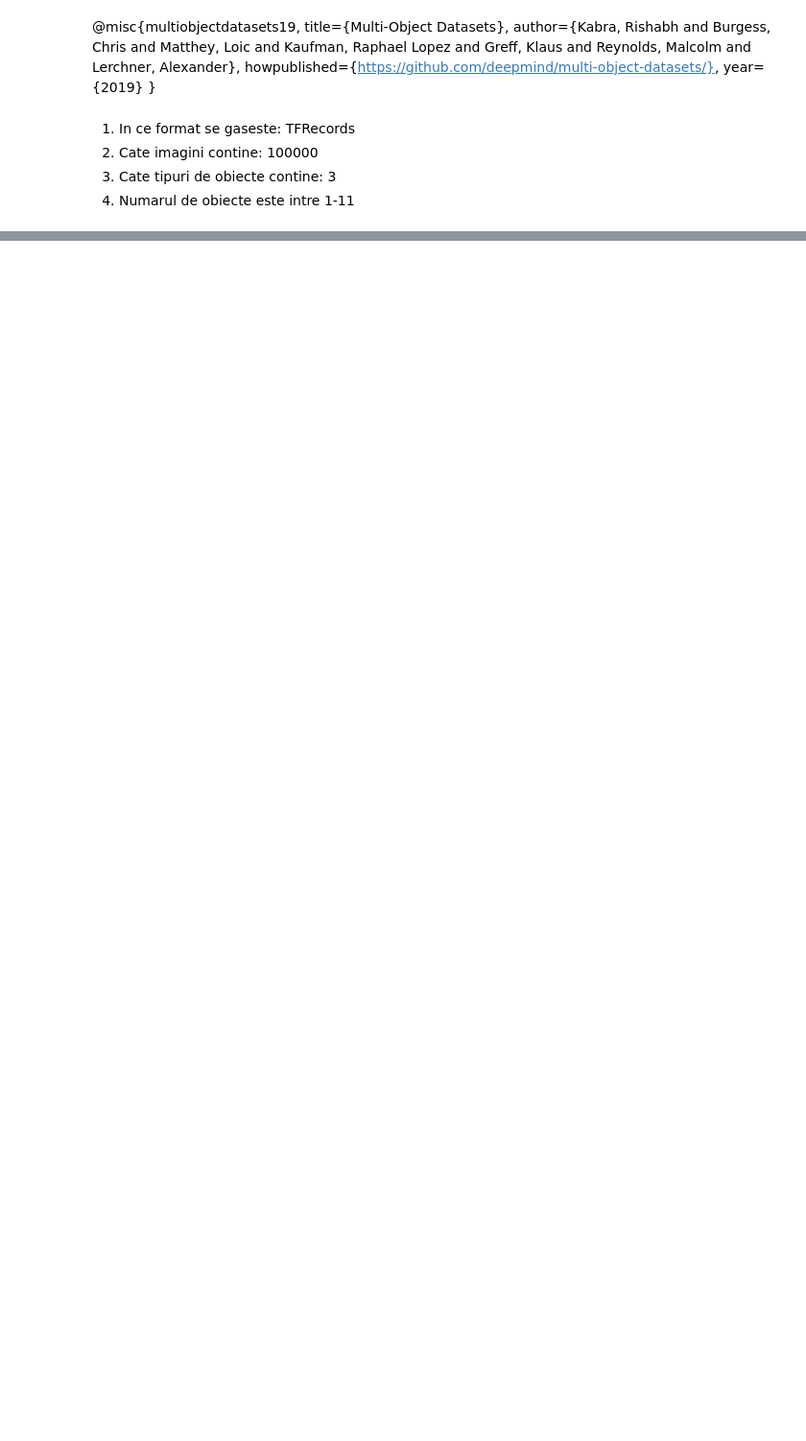
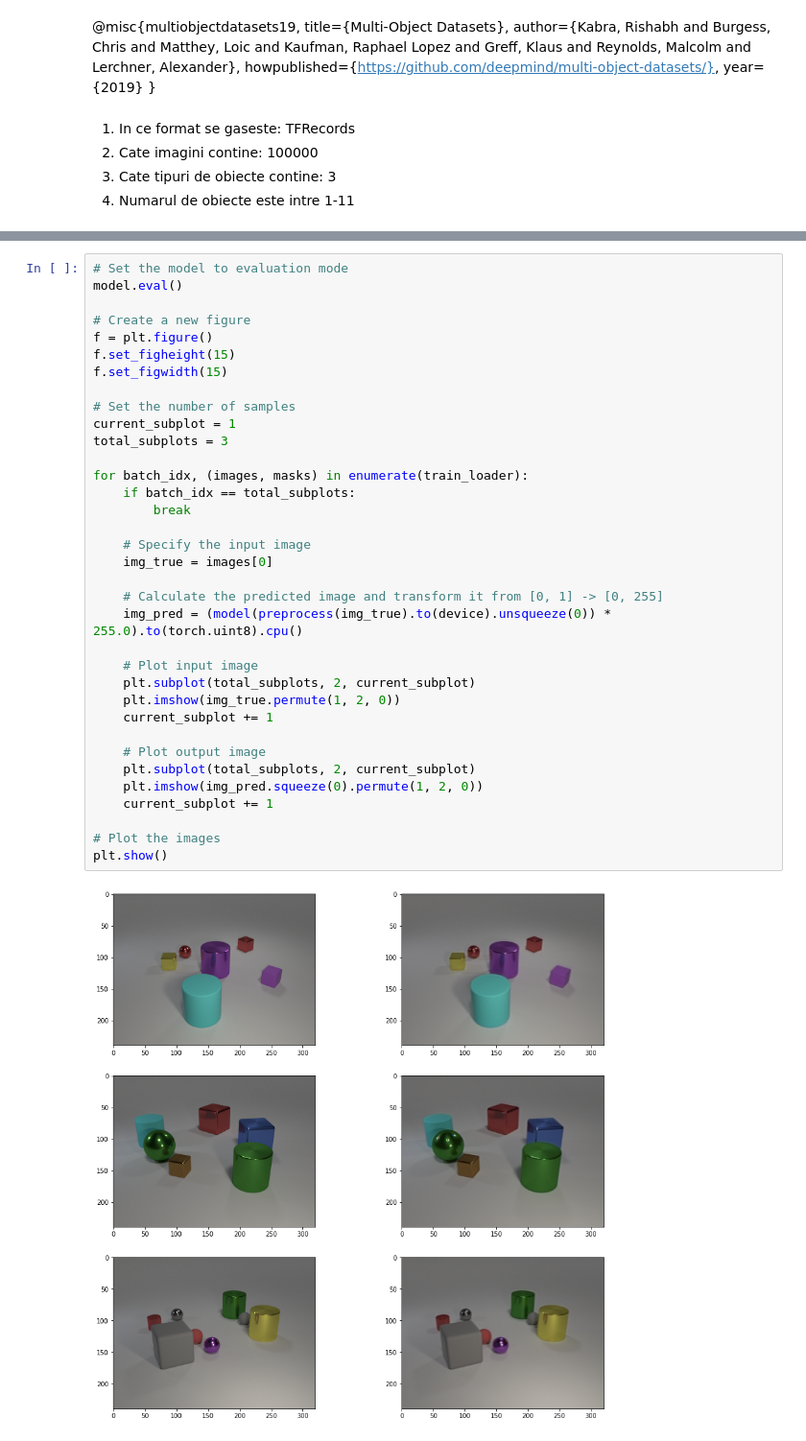
Before and after one commit to fusedbloxxer/segmentation-as-clusterization, a Jupyter notebook: SegmentationAsClusterization.ipynb, the cells around one changed output, grey strips where cells are left out. Shown at 96% size. Cells and saved outputs as stored; diff of their text form; blank space fills up the shorter version.

```diff
--- a/SegmentationAsClusterization.ipynb
+++ b/SegmentationAsClusterization.ipynb
@@ -142,0 +375,37 @@ for idx, (image, mask) in enumerate(dataset):
+# %%
+# Set the model to evaluation mode
+model.eval()
+
+# Create a new figure
+f = plt.figure()
+f.set_figheight(15)
+f.set_figwidth(15)
+
+# Set the number of samples
+current_subplot = 1
+total_subplots = 3
+
+for batch_idx, (images, masks) in enumerate(train_loader):
+    if batch_idx == total_subplots:
+        break
+
+    # Specify the input image
+    img_true = images[0]
+
+    # Calculate the predicted image and transform it from [0, 1] -> [0, 255]
+    img_pred = (model(preprocess(img_true).to(device).unsqueeze(0)) * 255.0).to(torch.uint8).cpu()
+
+    # Plot input image
+    plt.subplot(total_subplots, 2, current_subplot)
+    plt.imshow(img_true.permute(1, 2, 0))
+    current_subplot += 1
+
+    # Plot output image
+    plt.subplot(total_subplots, 2, current_subplot)
+    plt.imshow(img_pred.squeeze(0).permute(1, 2, 0))
+    current_subplot += 1
+
+# Plot the images
+plt.show()
+# %% [output]
+[figure, added]
```
Also changed, not shown: parts of 20 cells of this notebook.
